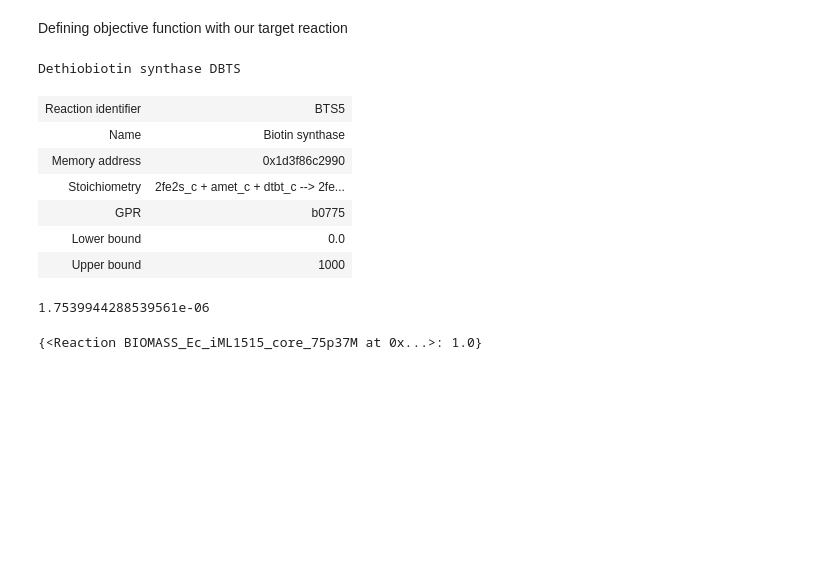
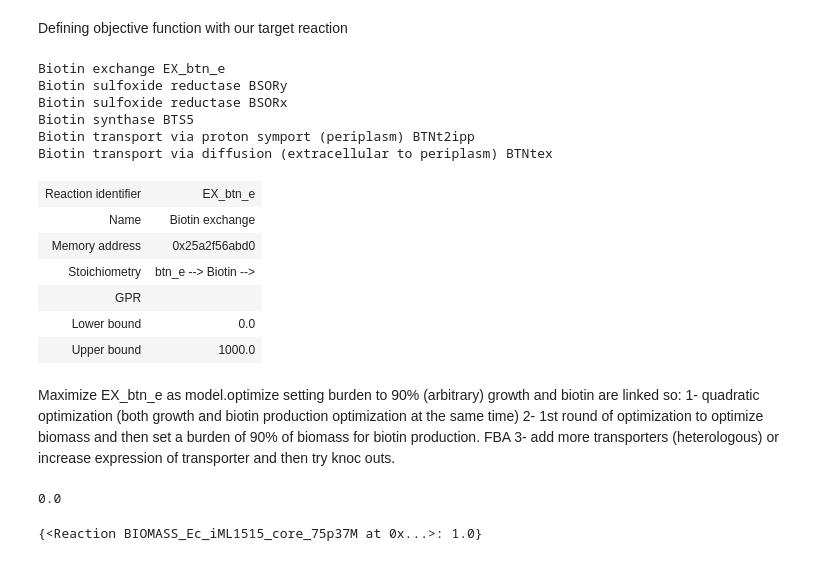
Before and after one commit to 27410/group-assingment-team-3, a Jupyter notebook: Report.ipynb, the cells around one changed output. Saved outputs shown, nothing was run; the diff lists cells and outputs as text; code cells hidden in the pictures; blank space fills up the shorter version.

```diff
--- a/Report.ipynb
+++ b/Report.ipynb
@@ -74,31 +74,42 @@ Defining objective function with our target reaction
 # %%
 from cobra import Reaction, Metabolite
 
-for reaction in model.reactions.query('Dethiobiotin', 'name'):
+for reaction in model.reactions.query('Biotin', 'name'):
     print(reaction.name, reaction.id)
 # %% [output]
-Dethiobiotin synthase DBTS
+Biotin exchange EX_btn_e
+Biotin sulfoxide reductase BSORy
+Biotin sulfoxide reductase BSORx
+Biotin synthase BTS5
+Biotin transport via proton symport (periplasm) BTNt2ipp
+Biotin transport via diffusion (extracellular to periplasm) BTNtex
 # %%
-model.reactions.BTS5
+model.reactions.EX_btn_e
 # %% [output]
-| Reaction identifier | BTS5 |
-| Name | Biotin synthase |
-| Memory address | 0x1d3f86c2990 |
-| Stoichiometry | 2fe2s_c + amet_c + dtbt_c --> 2fe... |
-| GPR | b0775 |
+| Reaction identifier | EX_btn_e |
+| Name | Biotin exchange |
+| Memory address | 0x25a2f56abd0 |
+| Stoichiometry | btn_e --> Biotin --> |
+| GPR |  |
 | Lower bound | 0.0 |
-| Upper bound | 1000 |
+| Upper bound | 1000.0 |
+# %% [markdown]
+Maximize EX_btn_e as model.optimize setting burden to 90% (arbitrary)
+growth and biotin are linked so:
+1- quadratic optimization (both growth and biotin production optimization at the same time)
+2- 1st round of optimization to optimize biomass and then set a burden of 90% of biomass for biotin production. FBA
+3- add more transporters (heterologous) or increase expression of transporter and then try knoc outs.
 # %%
 # model.objective = model.reactions.BTS5                                                                                                                                                                                                                                                                                                                                               # BIOMASS_Ec_iML1515_core_75p37M (substitute to this to go back to BIOMASS optimization)
 # solution = model.optimize()
 # print(solution)
 
 with model:
-    model.objective = model.reactions.DBTS
+    model.objective = model.reactions.EX_btn_e
     sol = model.optimize()
     print(sol.objective_value)
 # %% [output]
-1.7539944288539561e-06
+0.0
 # %%
 from cobra.util.solver import linear_reaction_coefficients
 linear_reaction_coefficients(model)
```
